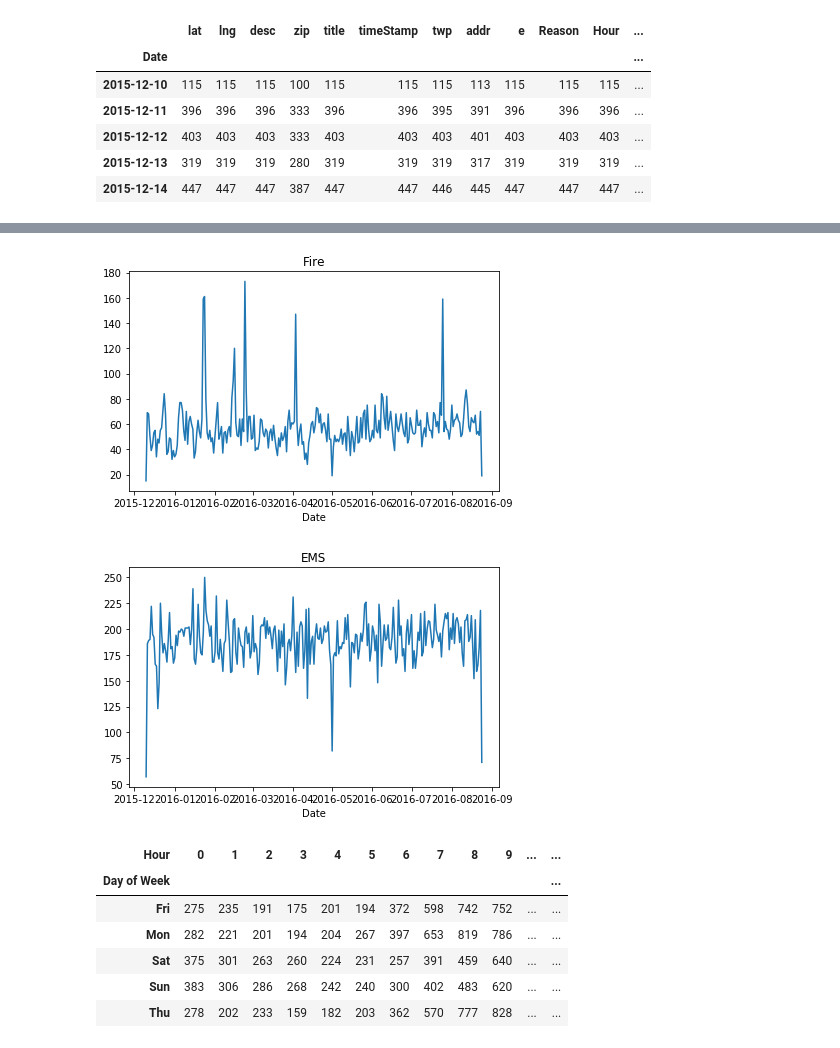
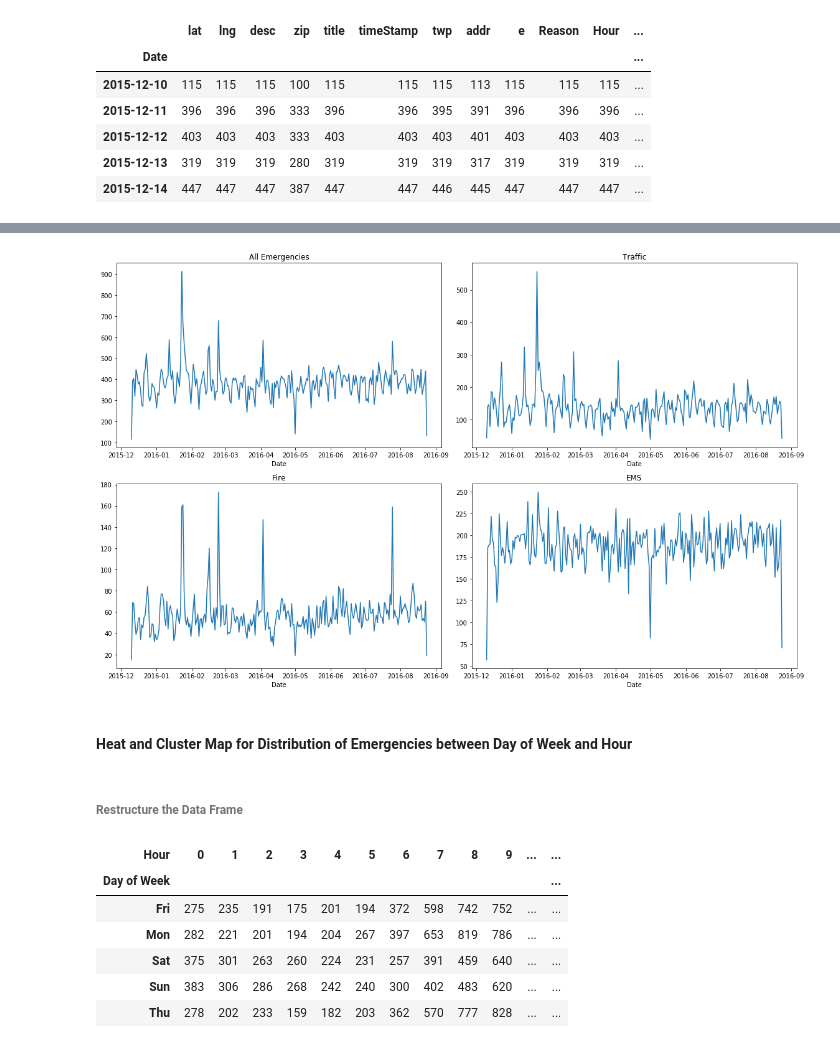
Before and after one commit to Saiyam-3/Data-Analysis-of-emergency-calls-made-to-911, a Jupyter notebook: 911 Calls Project.ipynb, the cells around one changed output, grey strips where cells are left out. Cells and saved outputs as stored; diff of their text form; code cells hidden in the pictures.

```diff
--- a/911 Calls Project.ipynb
+++ b/911 Calls Project.ipynb
@@ -200,15 +233,30 @@ plt.tight_layout()
-# %%
-df[df['Reason']=='Fire'].groupby('Date').count()['lat'].plot()
-plt.title('Fire')
-plt.tight_layout()
-# %% [output]
-[figure, removed]
-# %%
-df[df['Reason']=='EMS'].groupby('Date').count()['lat'].plot()
-plt.title('EMS')
-plt.tight_layout()
-# %% [output]
-[figure, removed]
+# %%
+plt.figure(figsize=(16,10))
+plt.subplot(2,2,1)
+df.groupby('Date').count()['lat'].plot()
+plt.tight_layout()
+plt.title('All Emergencies')
+
+plt.subplot(2,2,2)
+df[df['Reason']=='Traffic'].groupby('Date').count()['lat'].plot()
+plt.title('Traffic')
+plt.tight_layout()
+
+plt.subplot(2,2,3)
+df[df['Reason']=='Fire'].groupby('Date').count()['lat'].plot()
+plt.title('Fire')
+plt.tight_layout()
+
+plt.subplot(2,2,4)
+df[df['Reason']=='EMS'].groupby('Date').count()['lat'].plot()
+plt.title('EMS')
+plt.tight_layout()
+# %% [output]
+[figure, added]
+# %% [markdown]
+#### Heat and Cluster Map for Distribution of Emergencies between Day of Week and Hour
+# %% [markdown]
+###### Restructure the Data Frame
 # %%
 dayHour=df.groupby(by=['Day of Week','Hour']).count()['Reason'].unstack()
 dayHour.head()
```
Also changed, not shown: parts of 40 cells of this notebook.
